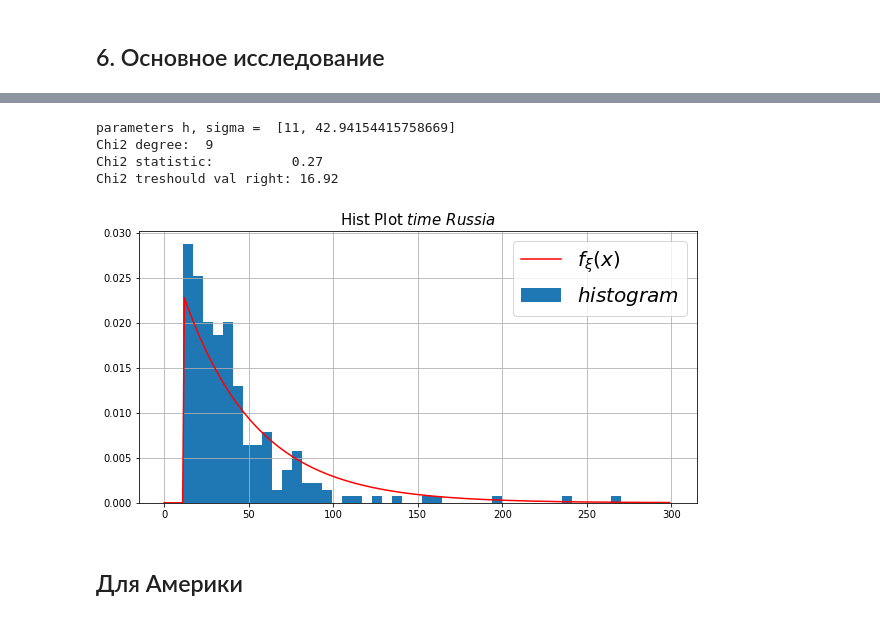
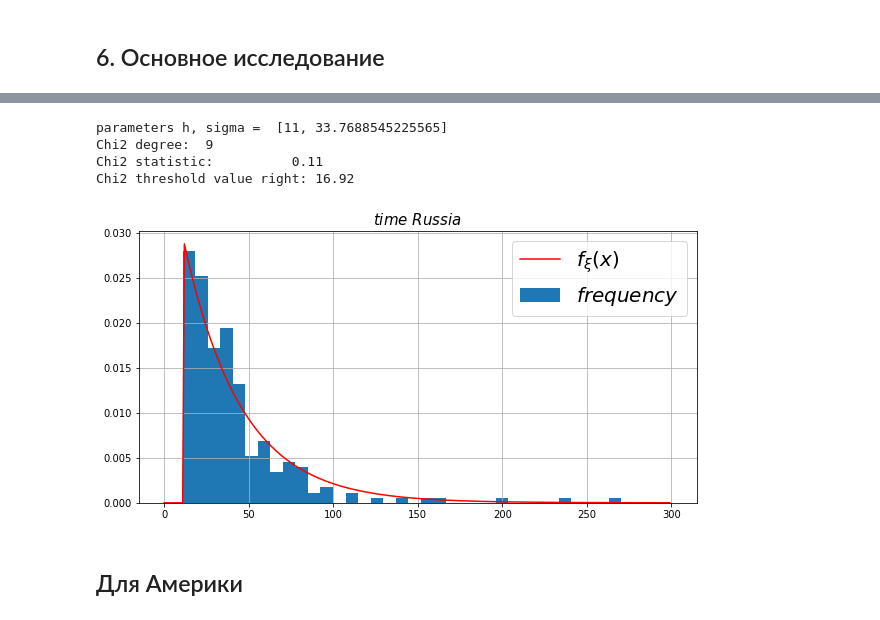
Before and after one commit to AlexeyKumin/SW_Global_Terrorism, a Jupyter notebook: ipython/terrorist_acts.ipynb, the cells around one changed output, grey strips where cells are left out. Drawn from its saved outputs; the diff is of its cells as text; code cells hidden in the pictures.

```diff
--- a/ipython/terrorist_acts.ipynb
+++ b/ipython/terrorist_acts.ipynb
@@ -177,22 +214,22 @@ Chi2 treshould val right: 19.68
 # %%
-missed_vals = 2
+missed_vals = 3
 param = GMM_shift_exp(time_arr, missed_vals)
 P , F = shift_exp_param([min(time_arr), param[1]])
 print("parameters h, sigma = ", [min(time_arr), param[1]])
 
 nrow = 1
 fig, (ax1) = plt.subplots(nrows=nrow, figsize=(10,5*nrow))
-plot_hist(time_arr, 300, P, ax1, "$time$ $Russia$", 50)
+plot_hist(time_arr, 300, P, ax1, "$time$ $Russia$", r"$f_\xi(x)$", 40)
 
 alfa = 0.05
 r = 12
 Chi_2_crit1(time_arr, r, F, alfa, 2)
 # %% [output]
-parameters h, sigma =  [11, 42.94154415758669]
+parameters h, sigma =  [11, 33.7688545225565]
 Chi2 degree:  9
-Chi2 statistic:          0.27
-Chi2 treshould val right: 16.92
+Chi2 statistic:          0.11
+Chi2 threshold value right: 16.92
-[figure, old version]
+[figure, new version]
 # %% [markdown]
 ## Для Америки
 # %%
```
Also changed, not shown: parts of 8 cells of this notebook, 3 other files.
